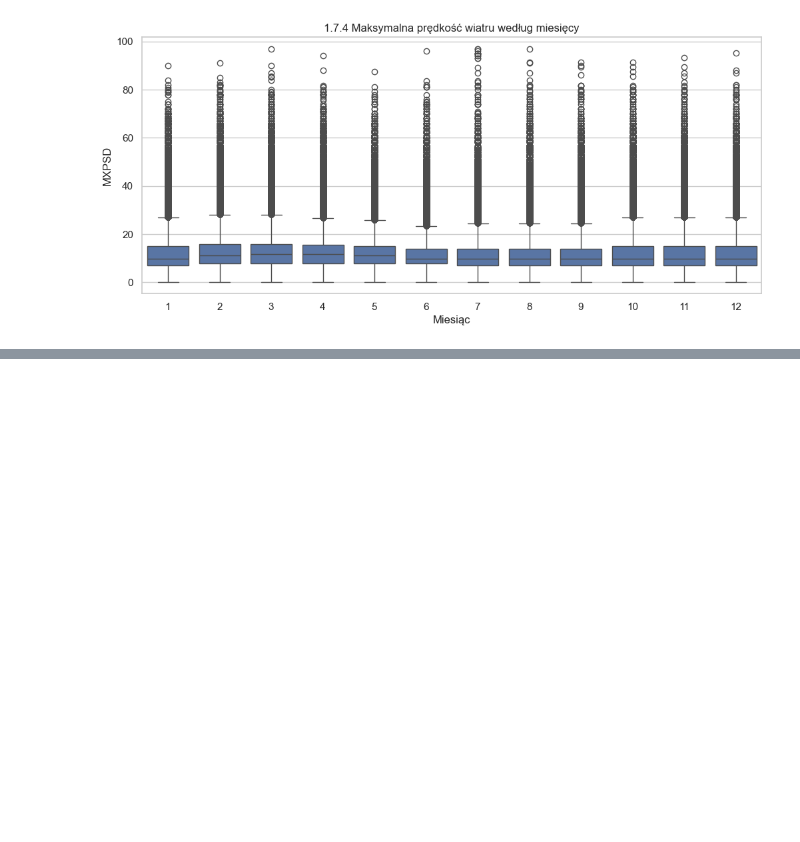
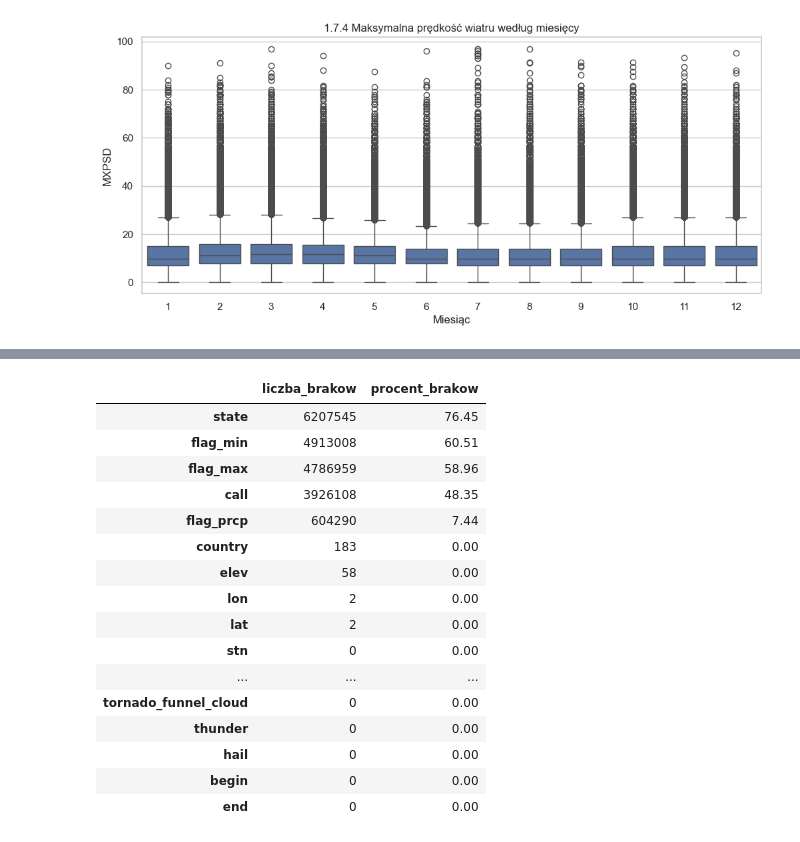
Before and after one commit to awalicki/Big_Data, a Jupyter notebook: Etap_2.ipynb, the cells around one changed output, grey strips where cells are left out. Drawn from its saved outputs; the diff is of its cells as text; code cells hidden in the pictures; blank space fills up the shorter version.

```diff
--- a/Etap_2.ipynb
+++ b/Etap_2.ipynb
@@ -163,0 +169,6 @@ plt.show()
+# %%
+data = dfwas.copy()
+
+data["date"] = pd.to_datetime(data["date"], errors="coerce")
+
+print(data.dtypes)
@@ -163,0 +193,27 @@ plt.show()
+# %%
+#3.1
+missing_summary = pd.DataFrame({
+    "liczba_brakow": data.isna().sum(),
+    "procent_brakow": round(data.isna().sum() / len(data) * 100, 2)
+})
+
+missing_summary = missing_summary.sort_values("liczba_brakow", ascending=False)
+missing_summary
+# %% [output]
+|  | liczba_brakow | procent_brakow |
+| state | 6207545 | 76.45 |
+| flag_min | 4913008 | 60.51 |
+| flag_max | 4786959 | 58.96 |
+| call | 3926108 | 48.35 |
+| flag_prcp | 604290 | 7.44 |
+| country | 183 | 0.00 |
+| elev | 58 | 0.00 |
+| lon | 2 | 0.00 |
+| lat | 2 | 0.00 |
+| stn | 0 | 0.00 |
+| ... | ... | ... |
+| tornado_funnel_cloud | 0 | 0.00 |
+| thunder | 0 | 0.00 |
+| hail | 0 | 0.00 |
+| begin | 0 | 0.00 |
+| end | 0 | 0.00 |
```
Also changed, not shown: parts of 6 cells of this notebook.
